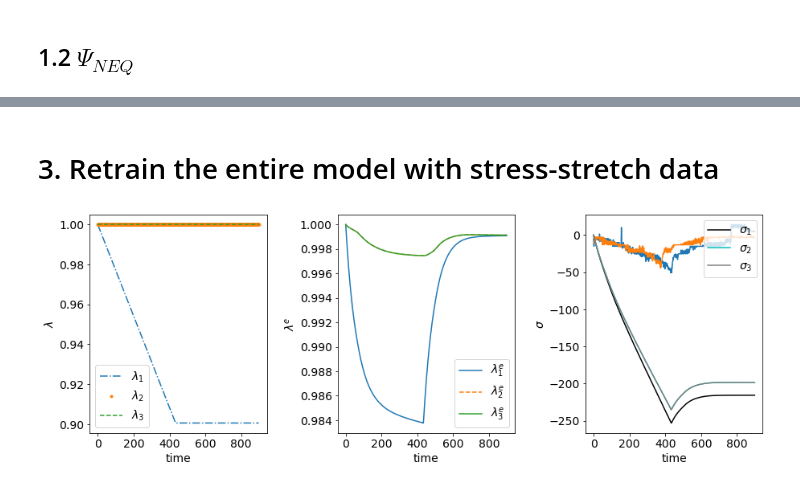
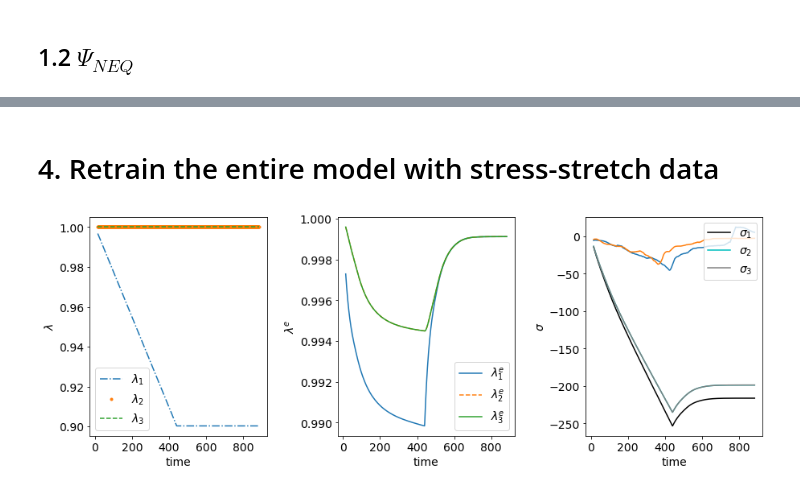
Before and after one commit to VatsalSy/nvisco, a Jupyter notebook: nvisco_P01.ipynb, the cells around one changed output, grey strips where cells are left out. Saved outputs shown, nothing was run; the diff lists cells and outputs as text; code cells hidden in the pictures.

```diff
--- a/nvisco_P01.ipynb
+++ b/nvisco_P01.ipynb
@@ -387,7 +416,8 @@ def loss(params, lmb, sigma_gt):
     sigma_pr = sigma_split_vmap(lm1, lm2, lm3, params)
     loss1 = np.average((sigma_pr[:,0,0]-sigma_gt[:,0,0])**2)
     loss2 = np.average((sigma_pr[:,1,1]-sigma_gt[:,1,1])**2)
-    loss = (loss1+loss2)/2
+    # loss3 = np.average((sigma_pr[:,2,2]-sigma_gt[:,2,2])**2)
+    loss = (loss1+loss2)/3
     return  loss
 
 @partial(jit, static_argnums=(0,))
@@ -399,15 +429,15 @@ def step(loss, i, opt_state, X_batch, Y_batch):
 def train(loss, X, Y, opt_state, key, nIter = 10000, batch_size = 10):
     train_loss = []
     val_loss = []
-    for it in range(nIter):
+    for it in range(nIter+1):
         key, subkey = random.split(key)
         idx_batch = random.choice(subkey, X.shape[0], shape = (batch_size,), replace = False)
         opt_state = step(loss, it, opt_state, X[idx_batch], Y[idx_batch])
-        if (it+1)% 10000 == 0:
+        if it%10000 == 0 or it == nIter:
             params = get_params(opt_state)
             train_loss_value = loss(params, X, Y)
             train_loss.append(train_loss_value)
-            to_print = "it %i, train loss = %e" % (it+1, train_loss_value)
+            to_print = "it %i, train loss = %e" % (it, train_loss_value)
             print(to_print)
     return get_params(opt_state), train_loss, val_loss
 
@@ -561,3 +540,8 @@ pass
+# %%
+with open('saved/P01_gov_params.npy', 'rb') as f:
+    gov_params = pickle.load(f)
+gov_Psi_eq_params, gov_Psi_neq_params, gov_Phi_params = gov_params
+eta_D, eta_V = gov_Phi_params
 # %%
 # Generate training data
 # Input data and normalization factors
@@ -586,9 +570,7 @@ out_std5 = 1/3/1360
 out_stds = [out_std1, out_std2, out_std3, out_std4, out_std5]
 
 # Output data
-dphidtaui = onp.zeros_like(taui)
-for i in range(taui.shape[0]):
-    dphidtaui[i] = dPhi_gov(taui[i], etad=eta_D, etav=eta_V)
+dphidtaui = onp.array(dPhi_gov_vmap([taui[:,0], taui[:,1], taui[:,2]], eta_D, eta_V)).transpose()
 # %%
 # Initialize NN weights
 layers = [1,2,3,1]
@@ -677,48 +647,47 @@ ax[0].set(xlabel='Govindjee', ylabel='Prediction')
 # %% [markdown]
-# 3. Retrain the entire model with stress-stretch data
+# 4. Retrain the entire model with stress-stretch data
 # %%
-#Load the training data and pre-trained parameters
-
-# with open('saved/P01_Psi_eq_params.npy', 'rb') as f:
-#     Psi_eq_params = pickle.load(f)
-# with open('saved/P01_Psi_neq_params.npy', 'rb') as f:
-#     Psi_neq_params = pickle.load(f)
-# with open('saved/P01_Phi_params.npy', 'rb') as f:
-#     Phi_params = pickle.load(f)
+#Load the pre-trained parameters
+with open('saved/P01_Psi_eq_params.npy', 'rb') as f:
+    Psi_eq_params = pickle.load(f)
+with open('saved/P01_Psi_neq_params.npy', 'rb') as f:
+    Psi_neq_params = pickle.load(f)
+with open('saved/P01_Phi_params.npy', 'rb') as f:
+    Phi_params = pickle.load(f)
+with open('saved/P01_Phi_norm_w.npy', 'rb') as f:
+    [inp_stds, out_stds] = pickle.load(f)
+[inp_std1, inp_std2, inp_std3, inp_std4, inp_std5] = inp_stds
+[out_std1, out_std2, out_std3, out_std4, out_std5] = out_stds
 params = (Psi_eq_params, Psi_neq_params, Phi_params)
-# with open('saved/P01_Phi_norm_w.npy', 'rb') as f:
-#     [inp_stds, out_stds] = pickle.load(f)
-# [inp_std1, inp_std2, inp_std3, inp_std4, inp_std5] = inp_stds
-# [out_std1, out_std2, out_std3, out_std4, out_std5] = out_stds
 # %%
 t = time[0]
-params = (Psi_eq_params, Psi_neq_params, Phi_params)
-# params = alpha_m, mu_m, K_m, eta_D, eta_V, K, mu
+# params = (Psi_eq_params, Psi_neq_params, Phi_params)
+# params = gov_Psi_eq_params, gov_Psi_neq_params, gov_Phi_params
 sig,lm1,lm2,lm3,lm1e,lm2e,lm3e = triaxial_visco(params, True, t, lamb[0])
 
 fig, ax = plt.subplots(1,3, figsize=(15,5))
 fig.subplots_adjust(wspace=0.4)
 
 ax[0].plot(t, lm1, '-.',label='$\lambda_1$')
 ax[0].plot(t, lm2, '.',label='$\lambda_2$')
 ax[0].plot(t, lm3, '--',label='$\lambda_3$')
 ax[0].set(xlabel='time', ylabel='$\lambda$')
 ax[0].legend()
 
 ax[1].plot(t, lm1e, label='$\lambda_1^e$')
 ax[1].plot(t, lm2e, '--', label='$\lambda_2^e$')
 ax[1].plot(t, lm3e, label='$\lambda_3^e$')
 ax[1].set(xlabel='time', ylabel='$\lambda^e$')
 ax[1].legend()
 
 ax[2].plot(t, sigm[0])
 ax[2].plot(t, sigm[1])
 ax[2].plot(t, sig[:,0,0], 'k-',label='$\sigma_1$')
 ax[2].plot(t, sig[:,1,1], 'c-',label='$\sigma_2$')
 ax[2].plot(t, sig[:,2,2], 'gray',label='$\sigma_3$')
 ax[2].set(xlabel='time', ylabel='$\sigma$')
 ax[2].legend(loc='upper right')
 pass
 # %% [output]
-[figure, old version]
+[figure, new version]
 # %%
```
Also changed, not shown: parts of 25 cells of this notebook, 28 other files.
